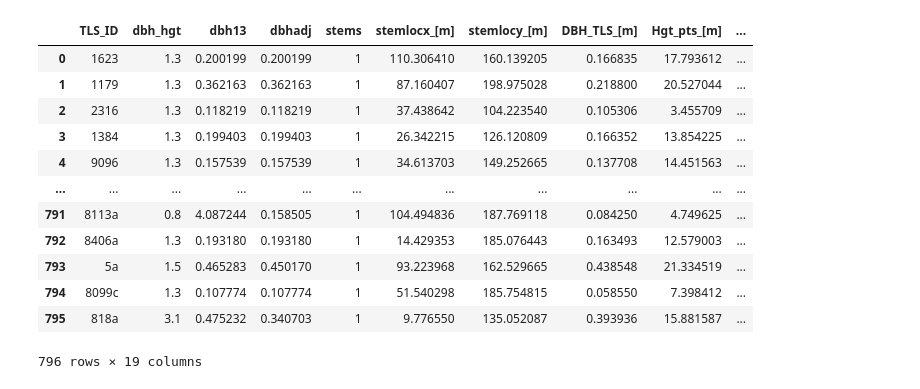
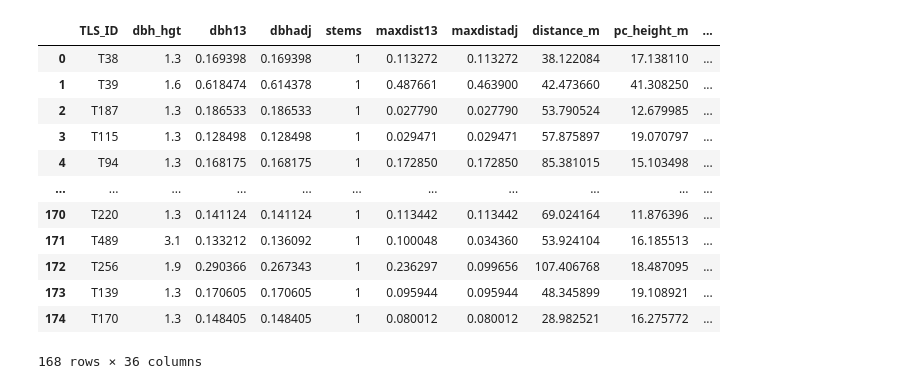
Before and after one commit to sabinenix/CloudDBH, a Jupyter notebook: PredictDBH.ipynb, the cells around one changed output. Drawn from its saved outputs; the diff is of its cells as text; code cells hidden in the pictures.

```diff
--- a/PredictDBH.ipynb
+++ b/PredictDBH.ipynb
@@ -29,5 +29,7 @@ from sklearn.cluster import KMeans
 #trop_dbh = '/Users/snix/Documents/2021-2023/UCL/Dissertation/Results/trop_dbh.csv'
 wytham_ss_dbh_path = '/Users/snix/Documents/2021-2023/UCL/Dissertation/Results/wytham_ss_dbh.csv'
 wytham_ms_dbh_path = '/Users/snix/Documents/2021-2023/UCL/Dissertation/Results/wytham_ms_dbh.csv'
+trop_dbh_path = '/Users/snix/Documents/2021-2023/UCL/Dissertation/Results/trop_dbh.csv'
 
 wytham_qsm_path = "/Users/snix/Documents/2021-2023/UCL/Dissertation/Calders Et Al/analysis_and_figures/trees_summary.csv"
+trop_qsm_path = '/Users/snix/Documents/2021-2023/UCL/Dissertation/MLA01_man.csv'
@@ -62,4 +38,5 @@ wytham_dbh
 # %%
+# make wytham qsm dataset
 wytham_qsm = pd.read_csv(wytham_qsm_path)
 
 
@@ -73,26 +50,49 @@ wytham_qsm = wytham_qsm[['TLS_ID','stemlocx_[m]', 'stemlocy_[m]', 'DBH_TLS_[m]',
 wytham_qsm['TLS_ID'] = wytham_qsm['TLS_ID'].astype(str)
 
 
-#wytham_ss = wytham_ss_dbh.merge(wytham_qsm, on ='TLS_ID')
-#wytham_ms = wytham_ms_dbh.merge(wytham_qsm, on ='TLS_ID')
 
+# make wytham dbh dataset
+wytham_ss_dbh = pd.read_csv(wytham_ss_dbh_path, index_col = [0])
+wytham_ss_dbh['TLS_ID'] = wytham_ss_dbh['TLS_ID'].astype(str)
+
+wytham_ms_dbh = pd.read_csv(wytham_ms_dbh_path, index_col = [0])
+wytham_ms_dbh['TLS_ID'] = wytham_ms_dbh['TLS_ID'].astype(str)
+
+# multi-stems have to be at least 10cm diameter
+wytham_ms_dbh = wytham_ms_dbh[wytham_ms_dbh['dbhadj'] > 0.1]
+
+# concatenate to get full wytham dataset
+wytham_dbh = pd.concat([wytham_ss_dbh, wytham_ms_dbh])
+
+# merge dbh and qsm datasets
 wytham = wytham_dbh.merge(wytham_qsm, on ='TLS_ID')
+
+# make tropical qsm dataset
+trop_qsm = pd.read_csv(trop_qsm_path)
+trop_qsm['TLS_ID'] = trop_qsm['tree'].str[11:]
+trop_qsm = trop_qsm.drop(['tree', 'x_m', 'y_m'], axis='columns')
+
+# make tropical dbh dataset
+trop_dbh = pd.read_csv(trop_dbh_path, index_col = [0])
+trop_dbh['TLS_ID'] = trop_dbh['TLS_ID'].astype(str)
+
+tropical = trop_dbh.merge(trop_qsm, on ='TLS_ID').dropna(axis=0)
-# %%
-wytham
-# %% [output]
-|  | TLS_ID | dbh_hgt | dbh13 | dbhadj | stems | stemlocx_[m] | stemlocy_[m] | DBH_TLS_[m] | Hgt_pts_[m] | ... |
-| 0 | 1623 | 1.3 | 0.200199 | 0.200199 | 1 | 110.306410 | 160.139205 | 0.166835 | 17.793612 | ... |
-| 1 | 1179 | 1.3 | 0.362163 | 0.362163 | 1 | 87.160407 | 198.975028 | 0.218800 | 20.527044 | ... |
-| 2 | 2316 | 1.3 | 0.118219 | 0.118219 | 1 | 37.438642 | 104.223540 | 0.105306 | 3.455709 | ... |
-| 3 | 1384 | 1.3 | 0.199403 | 0.199403 | 1 | 26.342215 | 126.120809 | 0.166352 | 13.854225 | ... |
-| 4 | 9096 | 1.3 | 0.157539 | 0.157539 | 1 | 34.613703 | 149.252665 | 0.137708 | 14.451563 | ... |
-| ... | ... | ... | ... | ... | ... | ... | ... | ... | ... | ... |
-| 791 | 8113a | 0.8 | 4.087244 | 0.158505 | 1 | 104.494836 | 187.769118 | 0.084250 | 4.749625 | ... |
-| 792 | 8406a | 1.3 | 0.193180 | 0.193180 | 1 | 14.429353 | 185.076443 | 0.163493 | 12.579003 | ... |
-| 793 | 5a | 1.5 | 0.465283 | 0.450170 | 1 | 93.223968 | 162.529665 | 0.438548 | 21.334519 | ... |
-| 794 | 8099c | 1.3 | 0.107774 | 0.107774 | 1 | 51.540298 | 185.754815 | 0.058550 | 7.398412 | ... |
-| 795 | 818a | 3.1 | 0.475232 | 0.340703 | 1 | 9.776550 | 135.052087 | 0.393936 | 15.881587 | ... |
-796 rows × 19 columns
+# %%
+tropical
+# %% [output]
+|  | TLS_ID | dbh_hgt | dbh13 | dbhadj | stems | maxdist13 | maxdistadj | distance_m | pc_height_m | ... |
+| 0 | T38 | 1.3 | 0.169398 | 0.169398 | 1 | 0.113272 | 0.113272 | 38.122084 | 17.138110 | ... |
+| 1 | T39 | 1.6 | 0.618474 | 0.614378 | 1 | 0.487661 | 0.463900 | 42.473660 | 41.308250 | ... |
+| 2 | T187 | 1.3 | 0.186533 | 0.186533 | 1 | 0.027790 | 0.027790 | 53.790524 | 12.679985 | ... |
+| 3 | T115 | 1.3 | 0.128498 | 0.128498 | 1 | 0.029471 | 0.029471 | 57.875897 | 19.070797 | ... |
+| 4 | T94 | 1.3 | 0.168175 | 0.168175 | 1 | 0.172850 | 0.172850 | 85.381015 | 15.103498 | ... |
+| ... | ... | ... | ... | ... | ... | ... | ... | ... | ... | ... |
+| 170 | T220 | 1.3 | 0.141124 | 0.141124 | 1 | 0.113442 | 0.113442 | 69.024164 | 11.876396 | ... |
+| 171 | T489 | 3.1 | 0.133212 | 0.136092 | 1 | 0.100048 | 0.034360 | 53.924104 | 16.185513 | ... |
+| 172 | T256 | 1.9 | 0.290366 | 0.267343 | 1 | 0.236297 | 0.099656 | 107.406768 | 18.487095 | ... |
+| 173 | T139 | 1.3 | 0.170605 | 0.170605 | 1 | 0.095944 | 0.095944 | 48.345899 | 19.108921 | ... |
+| 174 | T170 | 1.3 | 0.148405 | 0.148405 | 1 | 0.080012 | 0.080012 | 28.982521 | 16.275772 | ... |
+168 rows × 36 columns
 # %%
 # select only single stem trees from csv
 #ss_treedata = treecsv[treecsv[['TLS_ID']].apply(lambda x: x[-1].isdigit(), axis=1)]
```
Also changed, not shown: parts of 10 cells of this notebook.
